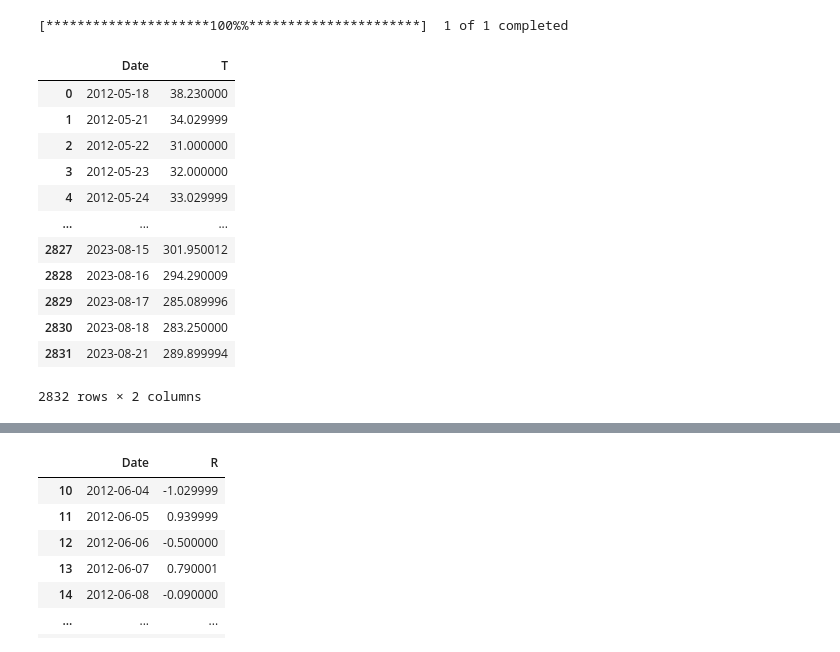
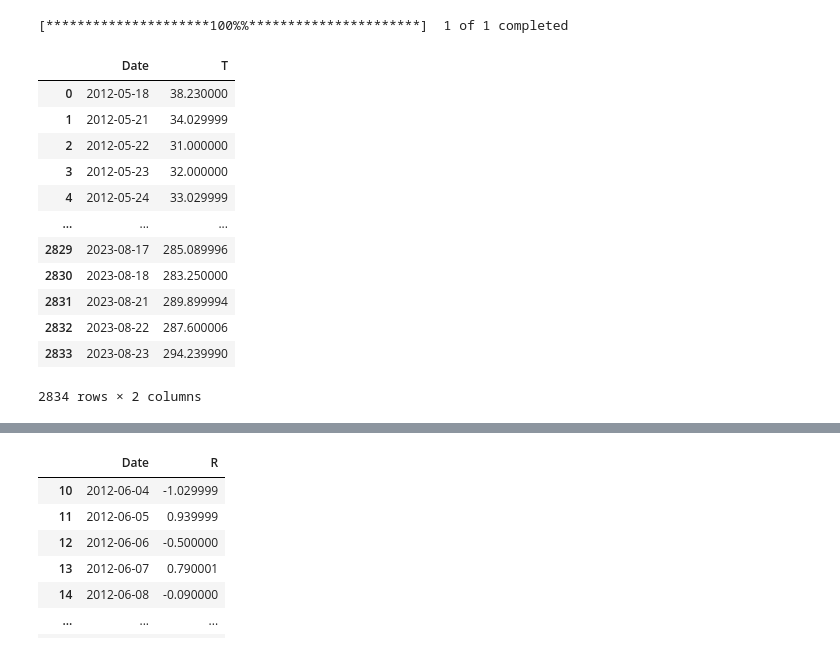
Before and after one commit to CookieDonger/Stock-Market-Predictor, a Jupyter notebook: ai_3.ipynb, the cells around one changed output, grey strips where cells are left out. Saved outputs shown, nothing was run; the diff lists cells and outputs as text; code cells hidden in the pictures.

```diff
--- a/ai_3.ipynb
+++ b/ai_3.ipynb
@@ -10,21 +14,20 @@ from datetime import datetime, timedelta
 # %%
 df = yf.download('META', period='MAX', actions=False)
 df = df.drop(columns=['Open', 'High', 'Low', 'Close', 'Volume'])
 df = df.rename(columns={'Adj Close': 'T'})
 df = df.reset_index()
-df
 # %% [output]
 [*********************100%%**********************]  1 of 1 completed
 |  | Date | T |
 | 0 | 2012-05-18 | 38.230000 |
 | 1 | 2012-05-21 | 34.029999 |
 | 2 | 2012-05-22 | 31.000000 |
 | 3 | 2012-05-23 | 32.000000 |
 | 4 | 2012-05-24 | 33.029999 |
 | ... | ... | ... |
-| 2827 | 2023-08-15 | 301.950012 |
-| 2828 | 2023-08-16 | 294.290009 |
 | 2829 | 2023-08-17 | 285.089996 |
 | 2830 | 2023-08-18 | 283.250000 |
 | 2831 | 2023-08-21 | 289.899994 |
+| 2832 | 2023-08-22 | 287.600006 |
+| 2833 | 2023-08-23 | 294.239990 |
-2832 rows × 2 columns
+2834 rows × 2 columns
```
Also changed, not shown: parts of 5 cells of this notebook, 22 other files.
